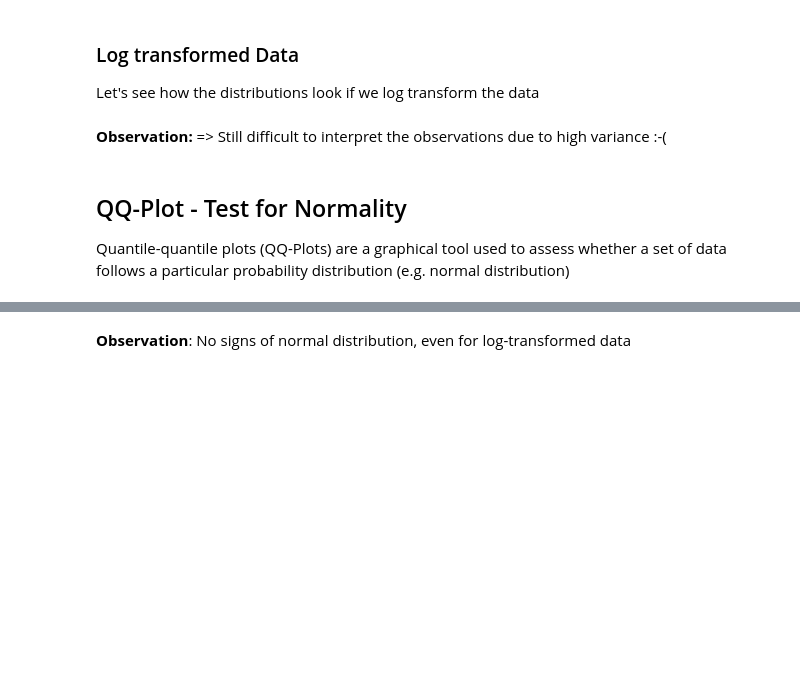
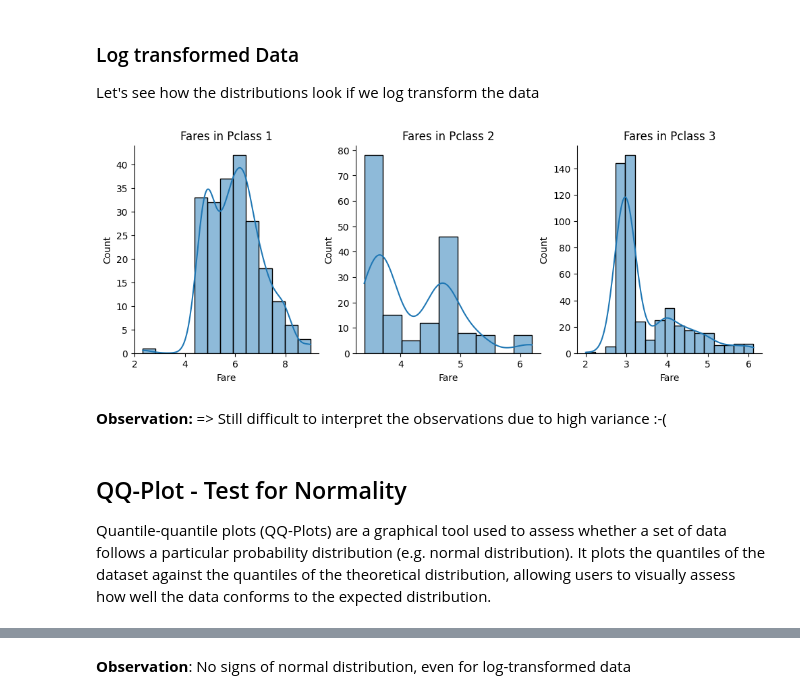
Before and after one commit to HCIstudio/winterschool-2024, a Jupyter notebook: 1_eda/titanic_tutorial.ipynb, the cells around one changed output, grey strips where cells are left out. Saved outputs shown, nothing was run; the diff lists cells and outputs as text; code cells hidden in the pictures; blank space fills up the shorter version.

```diff
--- a/1_eda/titanic_tutorial.ipynb
+++ b/1_eda/titanic_tutorial.ipynb
@@ -330,29 +567,35 @@ sns.boxplot(x="Pclass", y="Fare", hue="Sex", data=data);
 
 Let's see how the distributions look if we log transform the data
 # %%
-def get_log_fare(data, pclass):
+# Function to calculate the log transformation for the
+# data of a given Pclass
+def get_log_fare(data: DataFrame, pclass: int):
     fare = data[data['Pclass']==pclass]["Fare"]
     return np.log2(fare[fare>0])
 
+
+# Plot log transformed fares histograms for each PClass
 f,ax=plt.subplots(1,3,figsize=(12,4))
 sns.histplot(x=get_log_fare(data, 1), kde=True, ax=ax[0])
 sns.despine()
 ax[0].set_title('Fares in Pclass 1')
 
 sns.histplot(x=get_log_fare(data, 2), kde=True, ax=ax[1])
 sns.despine()
 ax[1].set_title('Fares in Pclass 2')
 
 sns.histplot(x=get_log_fare(data, 3), kde=True, ax=ax[2])
 sns.despine()
 _ = ax[2].set_title('Fares in Pclass 3')
+# %% [output]
+[figure, added]
 # %% [markdown]
 **Observation:**
 => Still difficult to interpret the observations due to high variance :-(
 # %% [markdown]
 ## QQ-Plot - Test for Normality
 
-Quantile-quantile plots (QQ-Plots) are a graphical tool used to assess whether a set of data follows a particular probability distribution (e.g. normal distribution)
+Quantile-quantile plots (QQ-Plots) are a graphical tool used to assess whether a set of data follows a particular probability distribution (e.g. normal distribution). It plots the quantiles of the dataset against the quantiles of the theoretical distribution, allowing users to visually assess how well the data conforms to the expected distribution.
 # %%
 import statsmodels.api as sm
 ax = sm.qqplot(get_log_fare(data, 1), fit=True, line="45");
```
Also changed, not shown: parts of 64 cells of this notebook, 2 other files.
